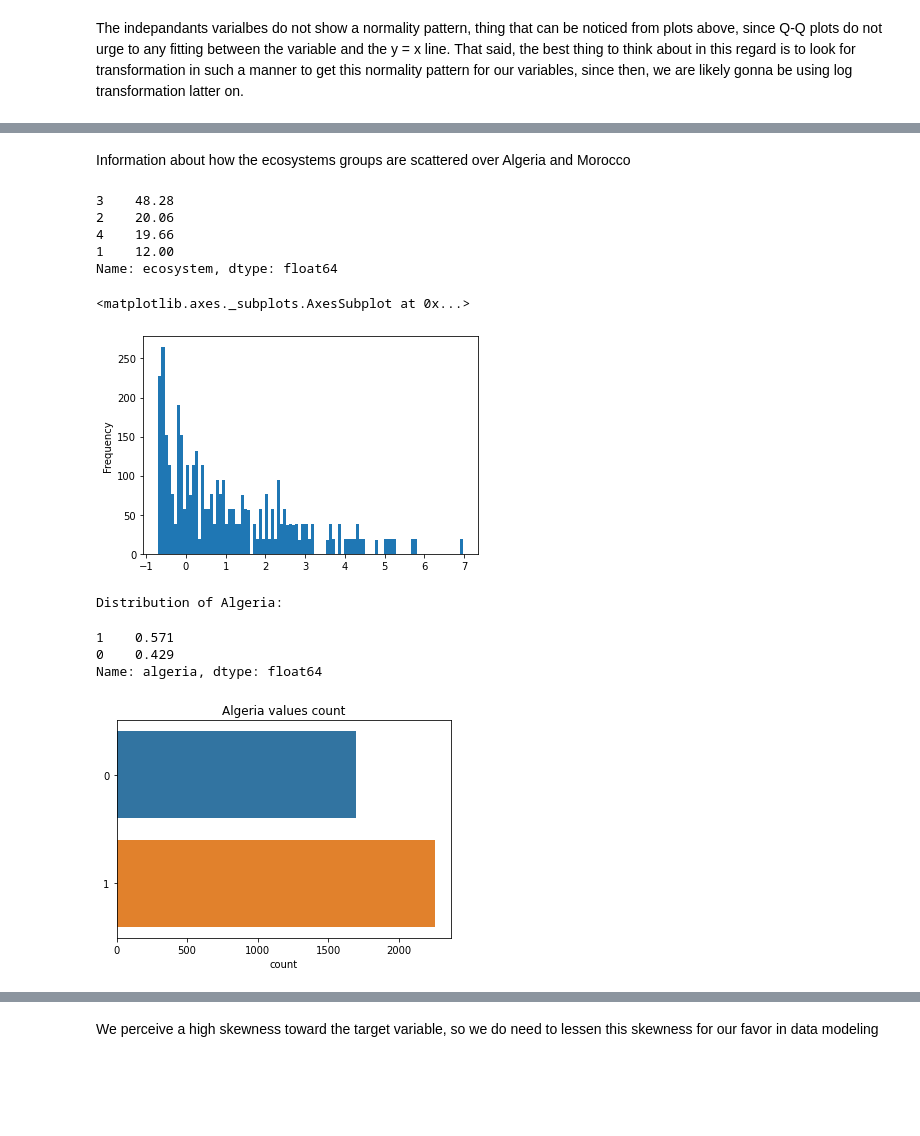
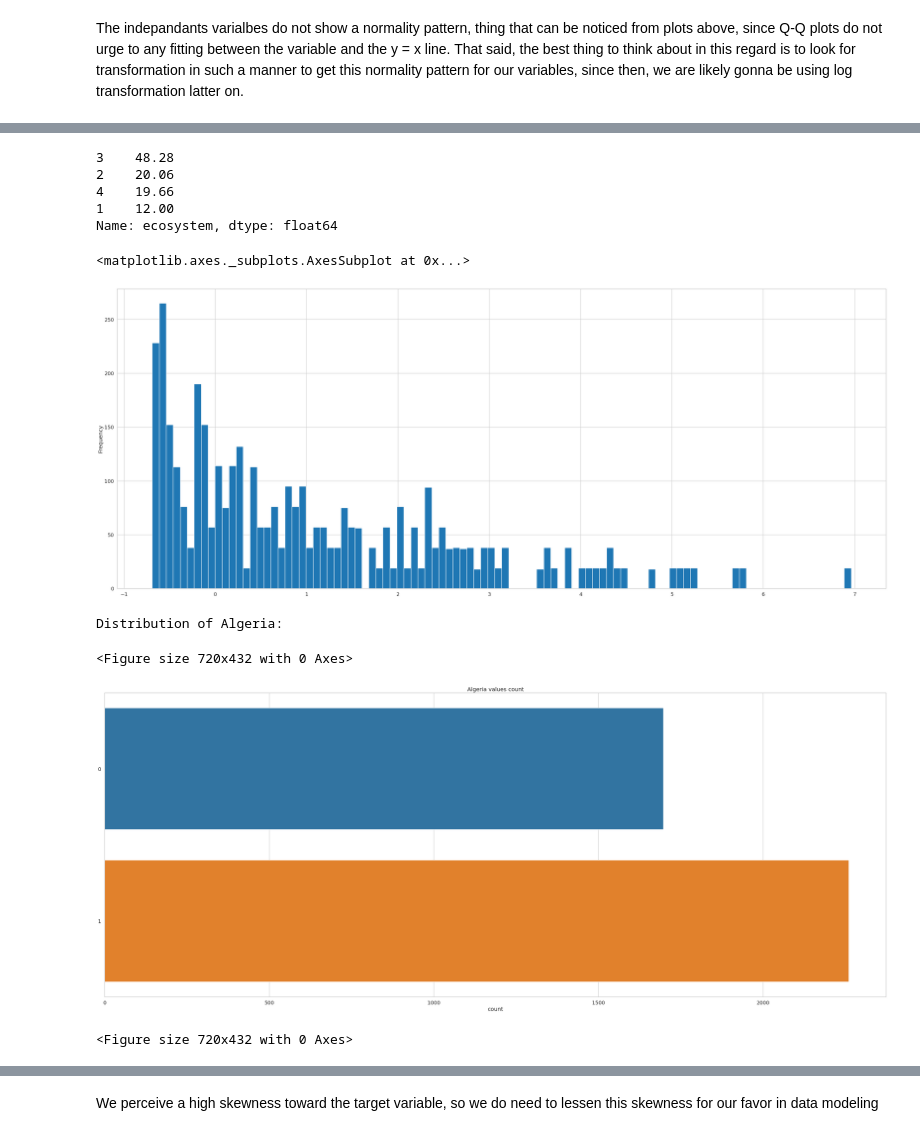
Before and after one commit to igmim-yassine/Prediction-of-the-abundance-of-the-northern-shoveler, a Jupyter notebook: projet_semaine2.ipynb, the cells around one changed output, grey strips where cells are left out. Saved outputs shown, nothing was run; the diff lists cells and outputs as text; code cells hidden in the pictures; blank space fills up the shorter version.

```diff
--- a/projet_semaine2.ipynb
+++ b/projet_semaine2.ipynb
@@ -16,7 +28,9 @@ Concatenation
 We are gonna merge the two dataframes into one baptised "data" created form "features" and " response"
 # %%
 # data = pd.concat([features, response], axis=1)
-data = pd.merge(features ,response , left_on = 'names(response)' , right_on = 'Unnamed: 0')
+data = pd.merge(features ,response ,
+                left_on = 'names(response)' ,
+                right_on = 'Unnamed: 0')
 # %%
 data.drop(['names(response)' , 'Unnamed: 0'] , axis = 1 , inplace = True)
 # %%
@@ -194,0 +246,5 @@ columns_to_clean
+# %%
+data['tunisie'] = 0
+for i in list(data[(data['algeria'] == 0) & (data['morocco'] == 0) ].index):
+  data['tunisie'][i] = 1
+data['tunisie'].value_counts()
@@ -194,0 +280,6 @@ columns_to_clean
+# %%
+data = data.reindex(columns= ['algeria', 'morocco', 'tunisie', 'latitude', 'longitude', 'alt', 'dist_towns',
+       'dist_coast', 'area', 'ecosystem', 'dam', 'year',
+       'anomalies_t_print_NW', 'anomalies_print_NE', 'anomalies_hiv_SW',
+       'anomalies_hiv_SE', 'p_NW_Europe', 'p_NE_Europe', 'NAO', 'rain',
+       'economy', 'agri', 'x'])
@@ -289,0 +426,17 @@ sns.scatterplot(x = 'longitude' , y = 'latitude' , hue= 'morocco' , data = data)
+# %%
+sns.set_context("talk", font_scale=1.1)
+plt.figure(figsize=(10,6))
+sns.scatterplot(x="longitude",
+                y="latitude",
+                size="x",
+                sizes=(20,500),
+                alpha=0.5,
+                hue= 'dam',
+                data=data)
+
+# Put the legend out of the figure
+plt.legend(bbox_to_anchor=(1.01, 1),borderaxespad=0)
+plt.xlabel("longitude")
+plt.ylabel("latitude")
+plt.title("where excatly species are concentrated")
+plt.tight_layout()
@@ -302,5 +450,3 @@ sns.scatterplot(x = 'longitude' , y = 'latitude' , hue= 'ecosystem' , data = dat
-# %% [markdown]
-Information about how the ecosystems groups are scattered over Algeria and Morocco
 # %%
 np.round(data.ecosystem.value_counts()/data.shape[0]*100 , 2)
 # %% [output]
@@ -313,18 +459,18 @@ Name: ecosystem, dtype: float64
 data.area.apply(lambda x : np.log(x + 0.5)).plot(kind='hist' , bins=100)
 # %% [output]
 <matplotlib.axes._subplots.AxesSubplot at 0x...>
-[figure, old version]
+[figure, new version]
 # %%
 ax = sns.countplot(y=data.algeria.values).set(title='Algeria values count')
 
 print('Distribution of Algeria:')
 np.round(data.algeria.value_counts()/data.shape[0] , 3)
+plt.figure(figsize=(10,6))
 # %% [output]
 Distribution of Algeria:
-1    0.571
-0    0.429
-Name: algeria, dtype: float64
+<Figure size 720x432 with 0 Axes>
-[figure, old version]
+[figure, new version]
+<Figure size 720x432 with 0 Axes>
 # %%
 ax = sns.countplot(y=data.morocco).set(title = 'Morocco values counts')
 
```
Also changed, not shown: parts of 101 cells of this notebook.
